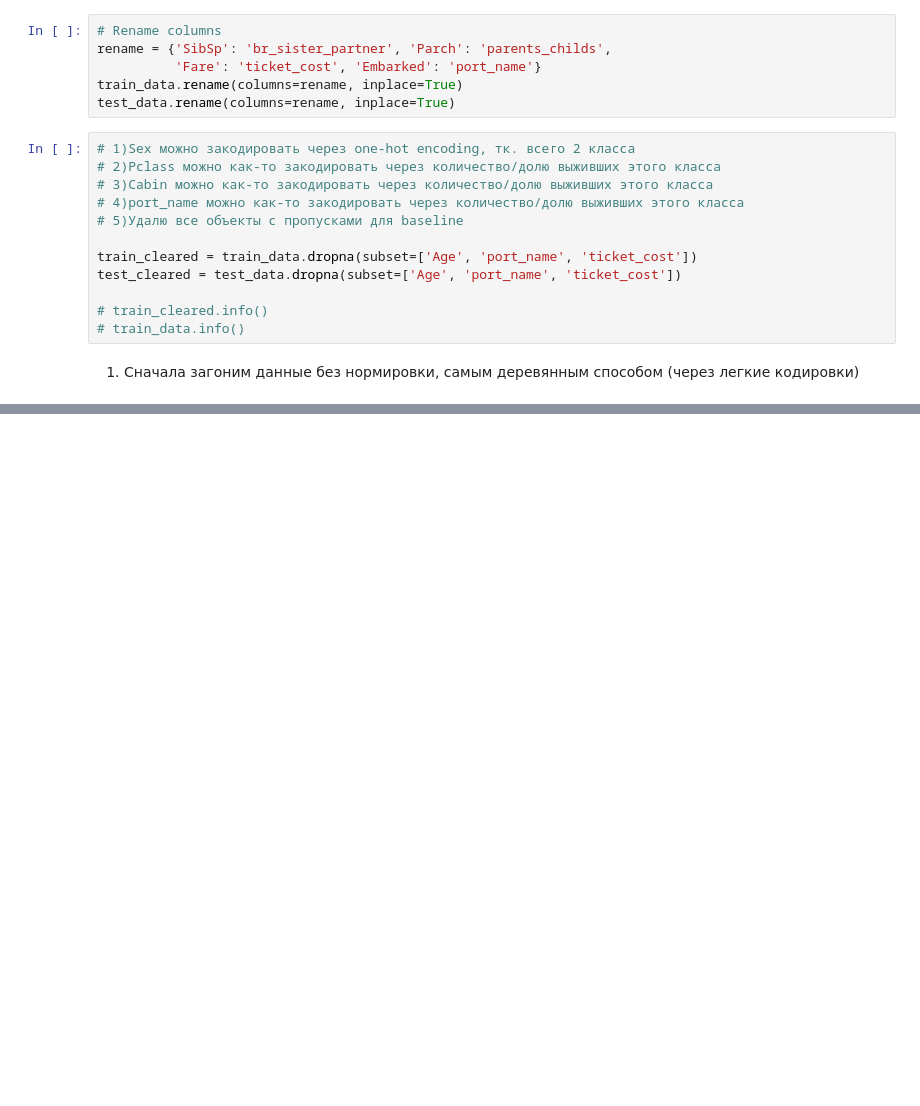
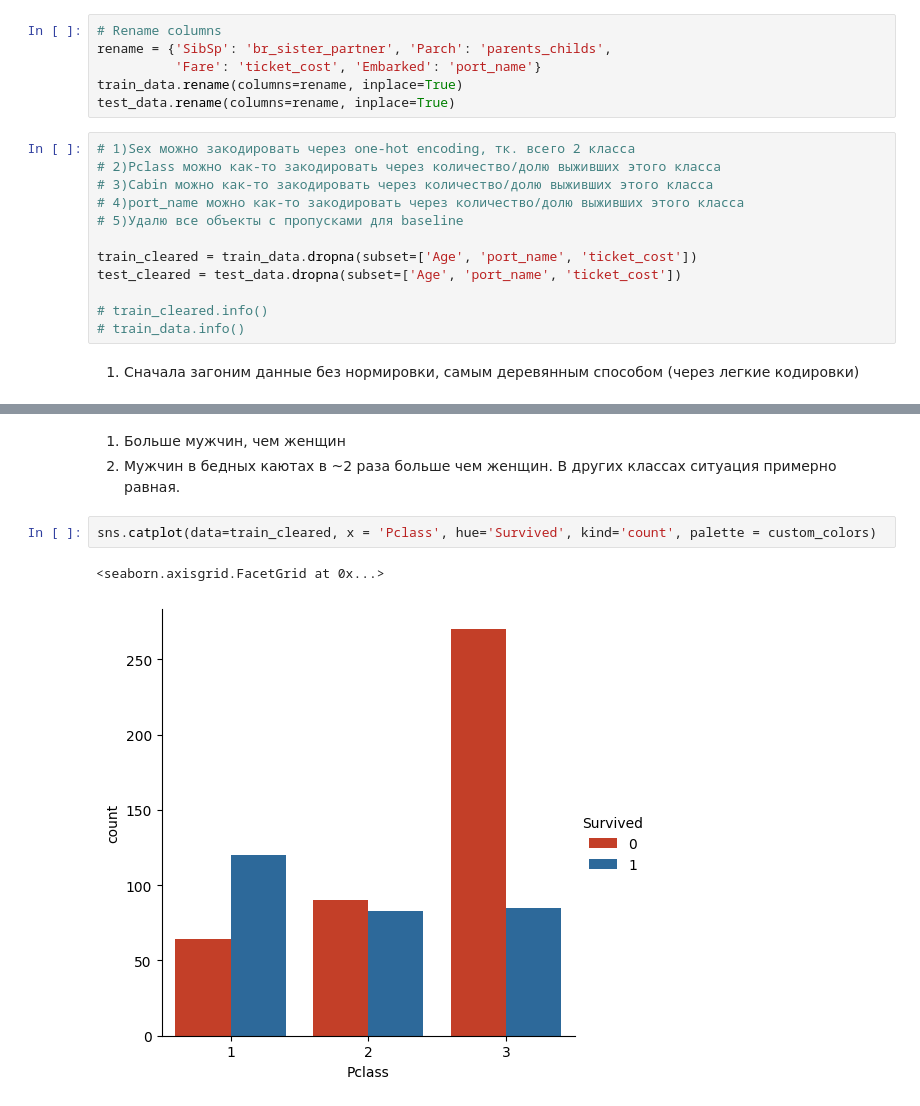
Before and after one commit to Sidyaniv/titanic_prediction, a Jupyter notebook: EDA.ipynb, the cells around one changed output, grey strips where cells are left out. Drawn from its saved outputs; the diff is of its cells as text; blank space fills up the shorter version.

```diff
--- a/EDA.ipynb
+++ b/EDA.ipynb
@@ -67,0 +76,8 @@ sns.catplot(data=train_cleared, x = 'Pclass', kind='count')
+# %% [markdown]
+1) Больше мужчин, чем женщин
+2) Мужчин в бедных каютах в ~2 раза больше чем женщин. В других классах ситуация примерно равная.
+# %%
+sns.catplot(data=train_cleared, x = 'Pclass', hue='Survived', kind='count', palette = custom_colors)
+# %% [output]
+<seaborn.axisgrid.FacetGrid at 0x...>
+[figure, added]
```
Also changed, not shown: parts of 12 cells of this notebook.
